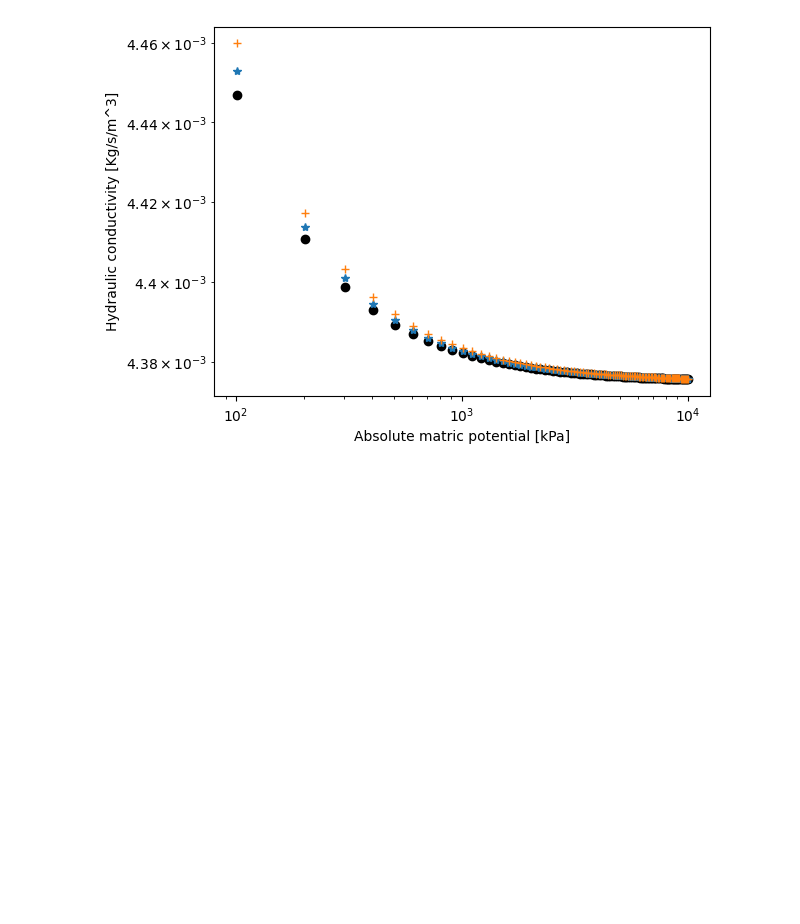
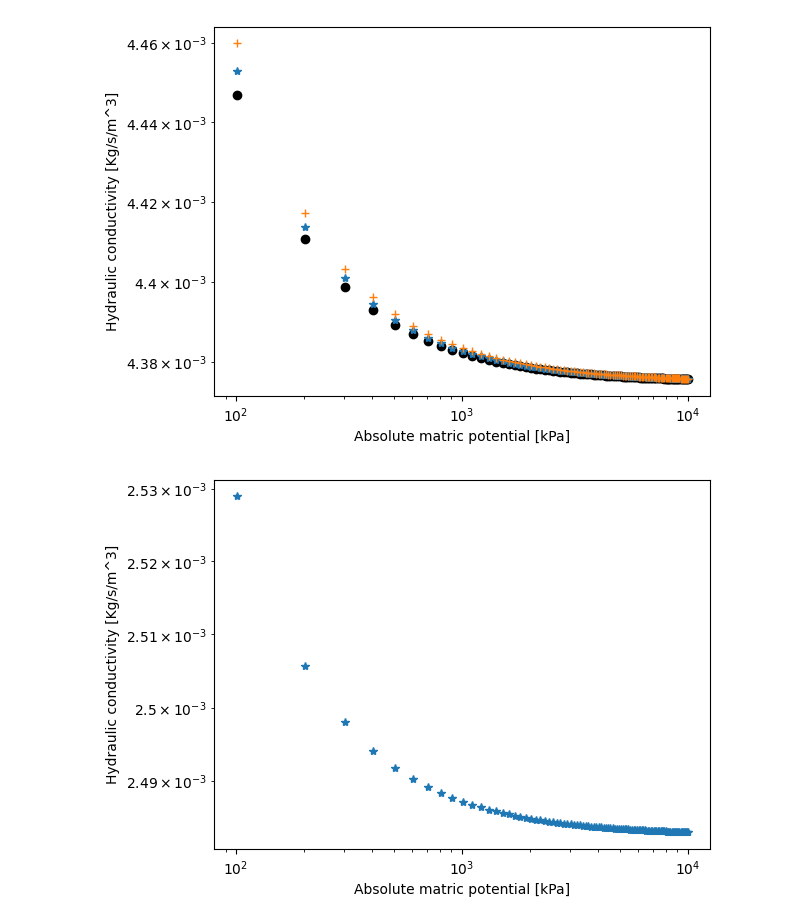
Before and after one commit to soil-physics-okstate/soil-physics-theory, a Jupyter notebook: content/chapter-6/mab_chapter6.ipynb, the cells around one changed output. Drawn from its saved outputs; the diff is of its cells as text; code cells hidden in the pictures; blank space fills up the shorter version.

```diff
--- a/content/chapter-6/mab_chapter6.ipynb
+++ b/content/chapter-6/mab_chapter6.ipynb
@@ -54,0 +51,34 @@ plt.show()
+# %%
+##Chapter_6.2
+
+#Hydraulic conductivity calculation
+
+import math
+import numpy as np
+import matplotlib.pyplot as plt
+
+bulk_density = (900, 1200, 1500)    #Kg/m^3
+particle_density = 2650             #Kg/m^3
+clay_frac = 0.32
+silt_frac = 0.42
+sand_frac = 1 - (clay_frac + silt_frac)
+
+#The values 5.76, 2.3, and -1.96 are constants used for sand, silt, and clay, respectively
+
+dg = np.exp(sand_frac * (5.76) + silt_frac * (2.3) + clay_frac * (-1.96))      #Equation_2.36
+psi_e = 0.61 * np.log(dg) - 3.9                                                #Equation_5.36
+b = 8.25 - 1.26 * np.log(dg)                                                   #Equation_5.37
+
+matric_potential = np.linspace(0, 10000, 100)
+
+for i in bulk_density:
+  porosity = 1 - i/particle_density
+  theta_s[i] = porosity
+  Ks = 0.07 * (theta_s[i] * (1 - (psi_e/matric_potential)**1/b))**4            #Equation_6.34
+
+plt.loglog(matric_potential,Ks, "*")
+plt.xlabel("Absolute matric potential [kPa]")
+plt.ylabel("Hydraulic conductivity [Kg/s/m^3]")
+plt.show()
+# %% [output]
+[figure, added]
```
Also changed, not shown: parts of 1 cell of this notebook.
